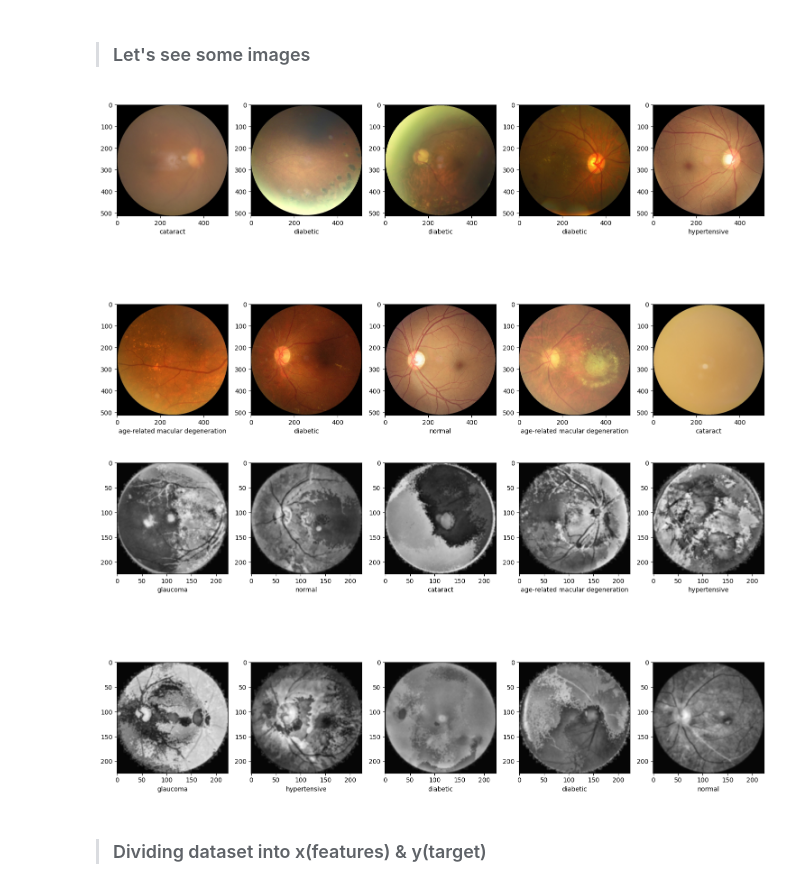
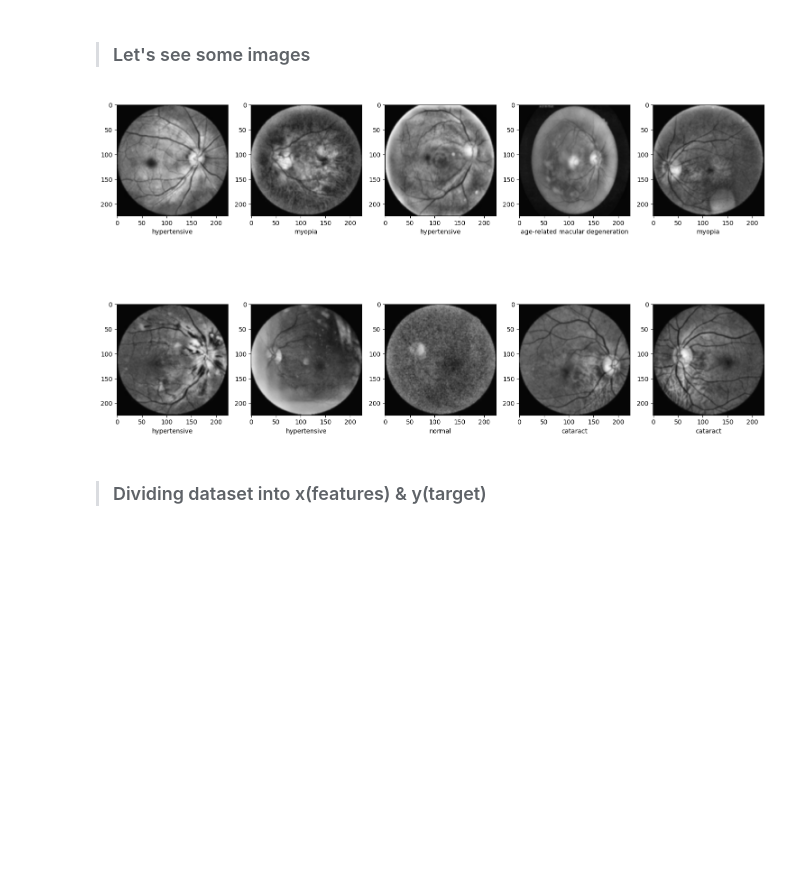
Before and after one commit to veee666/Skripsi_082011633038, a Jupyter notebook: vgg-19-oversample-and-undersample (CLAHE test 4).ipynb, the cells around one changed output. Cells and saved outputs as stored; diff of their text form; code cells hidden in the pictures; blank space fills up the shorter version.

```diff
--- a/vgg-19-oversample-and-undersample (CLAHE test 4).ipynb
+++ b/vgg-19-oversample-and-undersample (CLAHE test 4).ipynb
@@ -498,49 +476,48 @@ import matplotlib.image as mpimg
 # # Mengambil beberapa path gambar dari beberapa kategori sebelum SMOTE
 # sample_paths = []
 # for category in ['normal', 'diabetic', 'age-related macular degeneration', 'glaucoma', 'myopia', 'hypertensive']:
 #     sample_paths.extend([os.path.join(dataset_dir, img) for img in random.sample(class_images_dict_updated[category], 2)])
 
 # # Menampilkan contoh gambar dari beberapa kategori sebelum SMOTE
 # display_sample_images(sample_paths, title="Sample Images Before SMOTE")
 
-# Gantilah X dan y dengan variabel yang sesuai pada saat membuat dataset
-plt.figure(figsize=(15, 10))
-for i in range(10):
-    # Choose a random sample from class_images_dict_updated
-    sample = random.choice(class_images_dict_updated)
-    image_file = random.choice(sample['images'])
-    image_path = os.path.join(dataset_dir, image_file)
-    image = mpimg.imread(image_path)
+# # Gantilah X dan y dengan variabel yang sesuai pada saat membuat dataset
+# plt.figure(figsize=(15, 10))
+# for i in range(10):
+#     # Choose a random sample from class_images_dict_updated
+#     sample = random.choice(class_images_dict_updated)
+#     image_file = random.choice(sample['images'])
+#     image_path = os.path.join(dataset_dir, image_file)
+#     image = mpimg.imread(image_path)
 
-    class_label = sample['class']
+#     class_label = sample['class']
 
-    plt.subplot(2, 5, i + 1)
-    plt.imshow(image)
-    plt.xlabel(class_label)
+#     plt.subplot(2, 5, i + 1)
+#     plt.imshow(image)
+#     plt.xlabel(class_label)
 
-plt.tight_layout()
-plt.show()
+# plt.tight_layout()
+# plt.show()
 
 # Gantilah X dan y dengan variabel yang sesuai pada saat membuat dataset
 plt.figure(figsize=(15, 10))
 for i in range(10):
     sample = random.choice(range(len(dataset)))
     image = dataset[sample][0]
     label_id = dataset[sample][1]
 
     # Konversi label_id ke label yang sesuai
     labels = ['cataract', 'normal', 'diabetic', 'age-related macular degeneration', 'glaucoma', 'myopia', 'hypertensive']
     label = labels[label_id]
 
     plt.subplot(2, 5, i + 1)
     plt.imshow(image)
     plt.xlabel(label)
 
 plt.tight_layout()
 plt.show()
 # %% [output]
-[figure, old version]
+[figure, new version]
-[figure, removed]
 # %% [markdown]
 ><h3>Dividing dataset into x(features) & y(target)</h3>
 # %%
```
Also changed, not shown: parts of 7 cells of this notebook.
